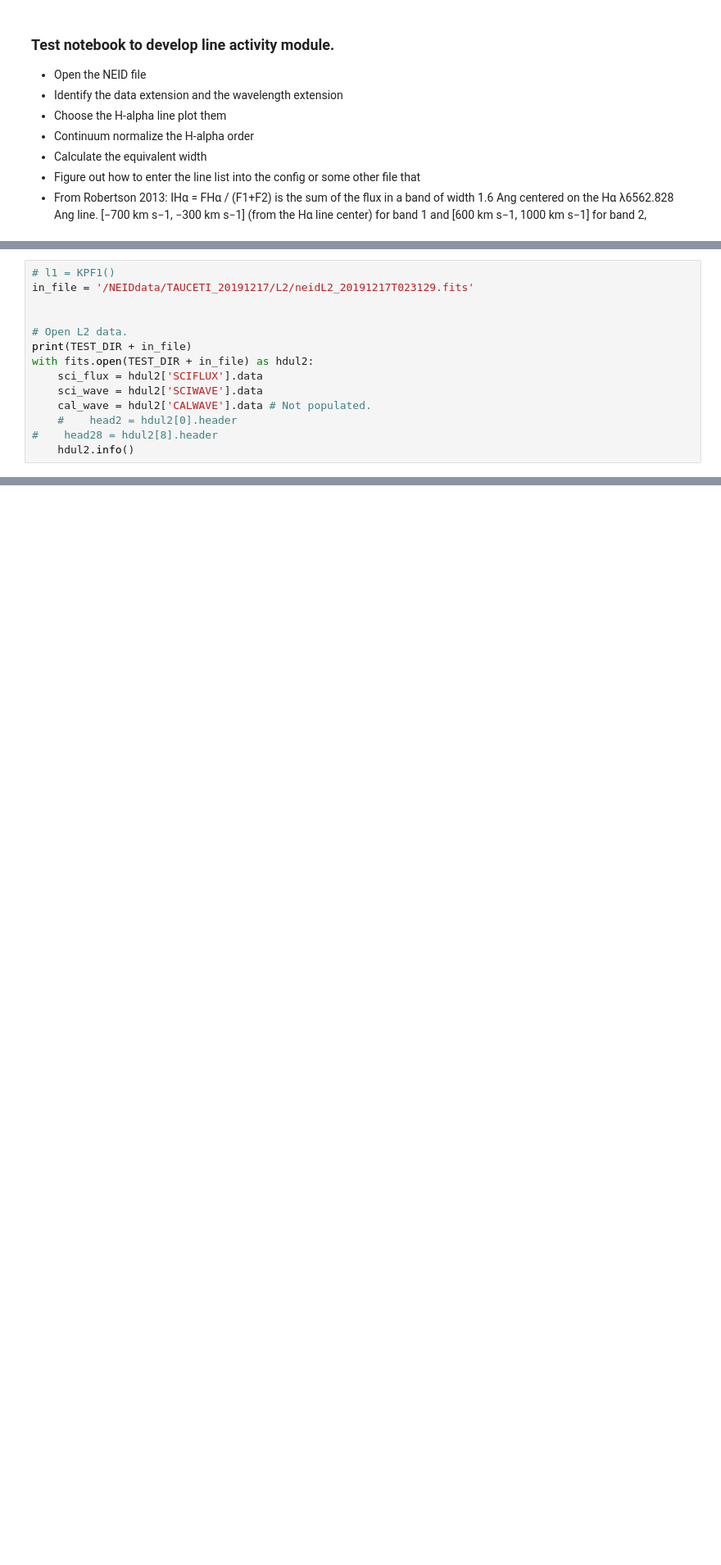
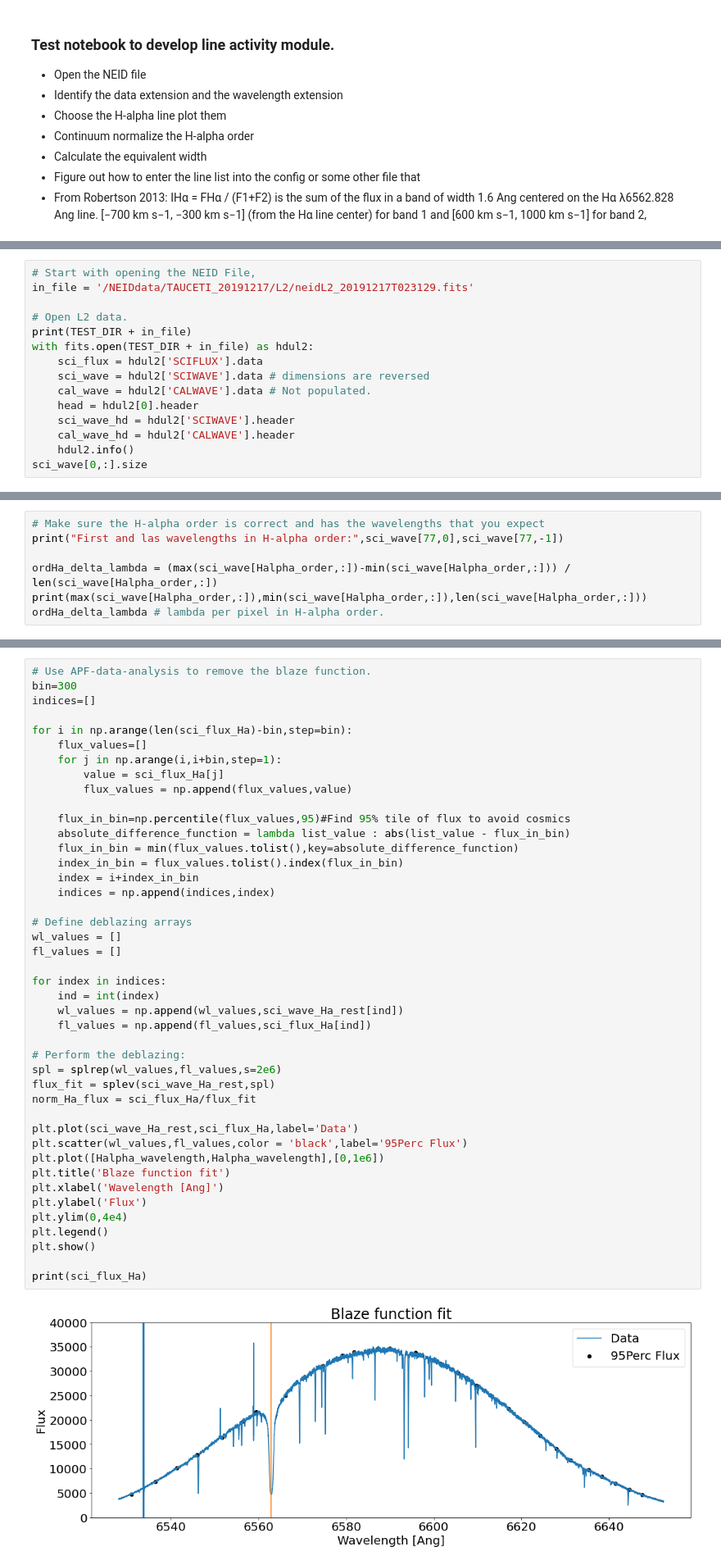
Before and after one commit to Keck-DataReductionPipelines/KPF-Pipeline, a Jupyter notebook: modules/line_activity/line_activity_dev.ipynb, the cells around one changed output, grey strips where cells are left out. Shown at 82% size. Cells and saved outputs as stored; diff of their text form; blank space fills up the shorter version.

```diff
--- a/modules/line_activity/line_activity_dev.ipynb
+++ b/modules/line_activity/line_activity_dev.ipynb
@@ -47,15 +73,16 @@ plt.rcParams.update({'font.size': 20})
 # %%
-# l1 = KPF1()
+# Start with opening the NEID File,
 in_file = '/NEIDdata/TAUCETI_20191217/L2/neidL2_20191217T023129.fits'
-
 
 # Open L2 data.
 print(TEST_DIR + in_file)
 with fits.open(TEST_DIR + in_file) as hdul2:
     sci_flux = hdul2['SCIFLUX'].data
-    sci_wave = hdul2['SCIWAVE'].data
+    sci_wave = hdul2['SCIWAVE'].data # dimensions are reversed
     cal_wave = hdul2['CALWAVE'].data # Not populated.
-    #    head2 = hdul2[0].header
-#    head28 = hdul2[8].header
+    head = hdul2[0].header
+    sci_wave_hd = hdul2['SCIWAVE'].header
+    cal_wave_hd = hdul2['CALWAVE'].header
     hdul2.info()
+sci_wave[0,:].size
 # %% [output]
@@ -78,0 +127,7 @@ No.    Name      Ver    Type      Cards   Dimensions   Format
+# %%
+# Make sure the H-alpha order is correct and has the wavelengths that you expect
+print("First and las wavelengths in H-alpha order:",sci_wave[77,0],sci_wave[77,-1])
+
+ordHa_delta_lambda = (max(sci_wave[Halpha_order,:])-min(sci_wave[Halpha_order,:])) / len(sci_wave[Halpha_order,:])
+print(max(sci_wave[Halpha_order,:]),min(sci_wave[Halpha_order,:]),len(sci_wave[Halpha_order,:]))
+ordHa_delta_lambda # lambda per pixel in H-alpha order.
@@ -78,0 +199,45 @@ No.    Name      Ver    Type      Cards   Dimensions   Format
+# %%
+# Use APF-data-analysis to remove the blaze function.
+bin=300
+indices=[]
+
+for i in np.arange(len(sci_flux_Ha)-bin,step=bin):
+    flux_values=[]
+    for j in np.arange(i,i+bin,step=1):
+        value = sci_flux_Ha[j]
+        flux_values = np.append(flux_values,value)
+
+    flux_in_bin=np.percentile(flux_values,95)#Find 95% tile of flux to avoid cosmics
+    absolute_difference_function = lambda list_value : abs(list_value - flux_in_bin)
+    flux_in_bin = min(flux_values.tolist(),key=absolute_difference_function)
+    index_in_bin = flux_values.tolist().index(flux_in_bin)
+    index = i+index_in_bin
+    indices = np.append(indices,index)
+
+# Define deblazing arrays
+wl_values = []
+fl_values = []
+
+for index in indices:
+    ind = int(index)
+    wl_values = np.append(wl_values,sci_wave_Ha_rest[ind])
+    fl_values = np.append(fl_values,sci_flux_Ha[ind])
+
+# Perform the deblazing:
+spl = splrep(wl_values,fl_values,s=2e6)
+flux_fit = splev(sci_wave_Ha_rest,spl)
+norm_Ha_flux = sci_flux_Ha/flux_fit
+
+plt.plot(sci_wave_Ha_rest,sci_flux_Ha,label='Data')
+plt.scatter(wl_values,fl_values,color = 'black',label='95Perc Flux')
+plt.plot([Halpha_wavelength,Halpha_wavelength],[0,1e6])
+plt.title('Blaze function fit')
+plt.xlabel('Wavelength [Ang]')
+plt.ylabel('Flux')
+plt.ylim(0,4e4)
+plt.legend()
+plt.show()
+
+print(sci_flux_Ha)
+# %% [output]
+[figure, added]
```
Also changed, not shown: parts of 28 cells of this notebook, 5 other files.
